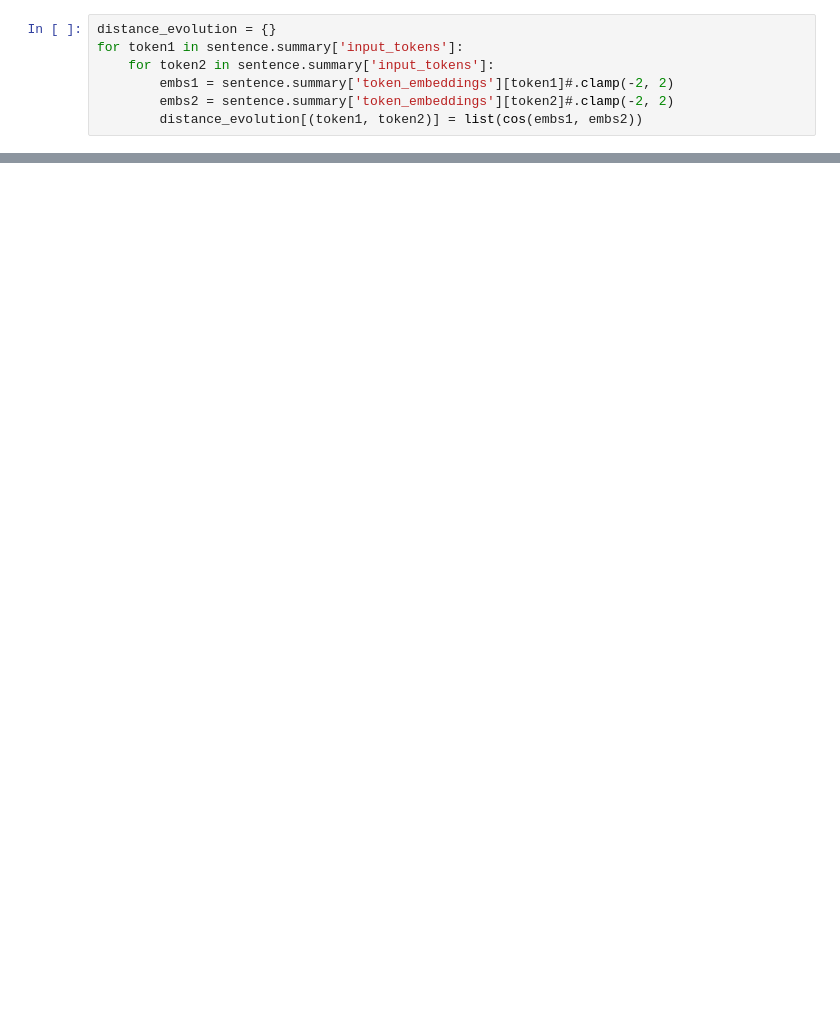
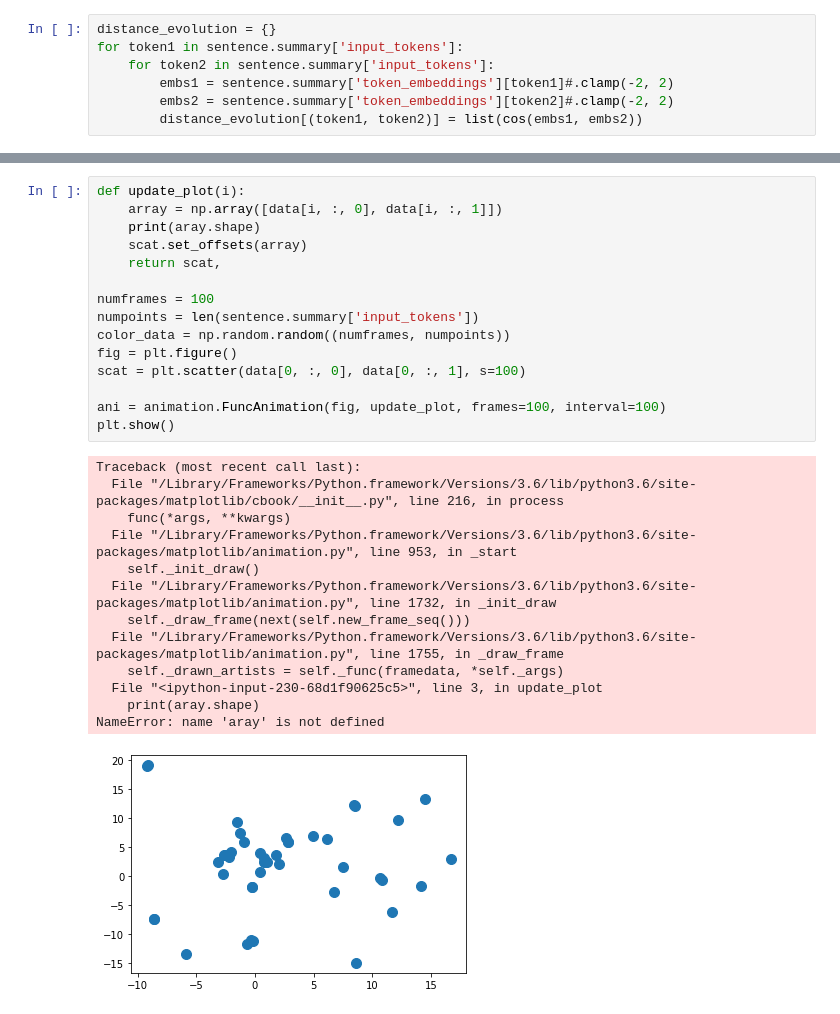
Before and after one commit to sergicastellasape/transformers, a Jupyter notebook: SciBert-playground-2.ipynb, the cells around one changed output, grey strips where cells are left out. Cells and saved outputs as stored; diff of their text form; blank space fills up the shorter version.

```diff
--- a/SciBert-playground-2.ipynb
+++ b/SciBert-playground-2.ipynb
@@ -270,0 +415,29 @@ for i in range(13):
+# %%
+def update_plot(i):
+    array = np.array([data[i, :, 0], data[i, :, 1]])
+    print(aray.shape)
+    scat.set_offsets(array)
+    return scat,
+
+numframes = 100
+numpoints = len(sentence.summary['input_tokens'])
+color_data = np.random.random((numframes, numpoints))
+fig = plt.figure()
+scat = plt.scatter(data[0, :, 0], data[0, :, 1], s=100)
+
+ani = animation.FuncAnimation(fig, update_plot, frames=100, interval=100)
+plt.show()
+# %% [output]
+Traceback (most recent call last):
+  File "/Library/Frameworks/Python.framework/Versions/3.6/lib/python3.6/site-packages/matplotlib/cbook/__init__.py", line 216, in process
+    func(*args, **kwargs)
+  File "/Library/Frameworks/Python.framework/Versions/3.6/lib/python3.6/site-packages/matplotlib/animation.py", line 953, in _start
+    self._init_draw()
+  File "/Library/Frameworks/Python.framework/Versions/3.6/lib/python3.6/site-packages/matplotlib/animation.py", line 1732, in _init_draw
+    self._draw_frame(next(self.new_frame_seq()))
+  File "/Library/Frameworks/Python.framework/Versions/3.6/lib/python3.6/site-packages/matplotlib/animation.py", line 1755, in _draw_frame
+    self._drawn_artists = self._func(framedata, *self._args)
+  File "<ipython-input-230-68d1f90625c5>", line 3, in update_plot
+    print(aray.shape)
+NameError: name 'aray' is not defined
+[figure, added]
```
Also changed, not shown: parts of 10 cells of this notebook.
